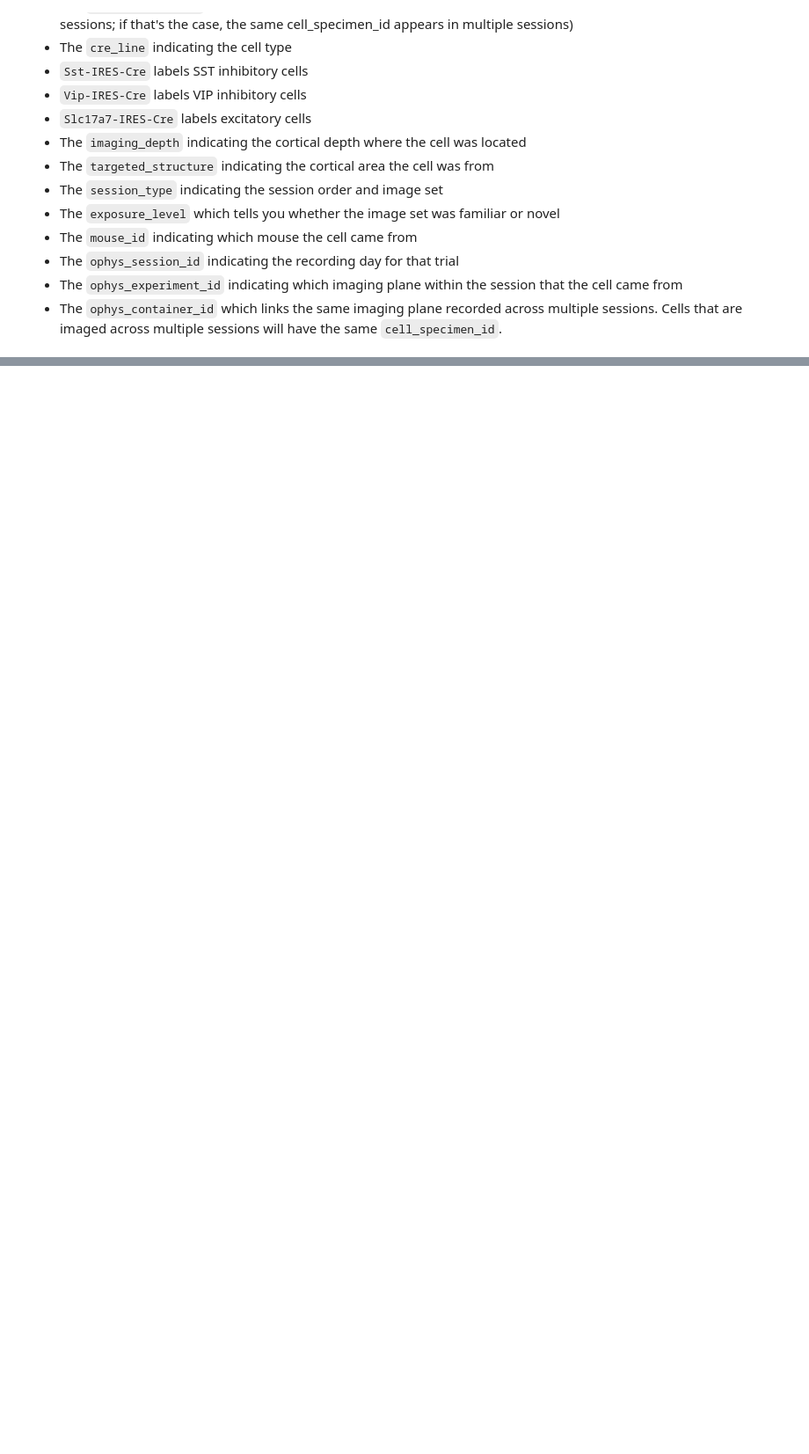
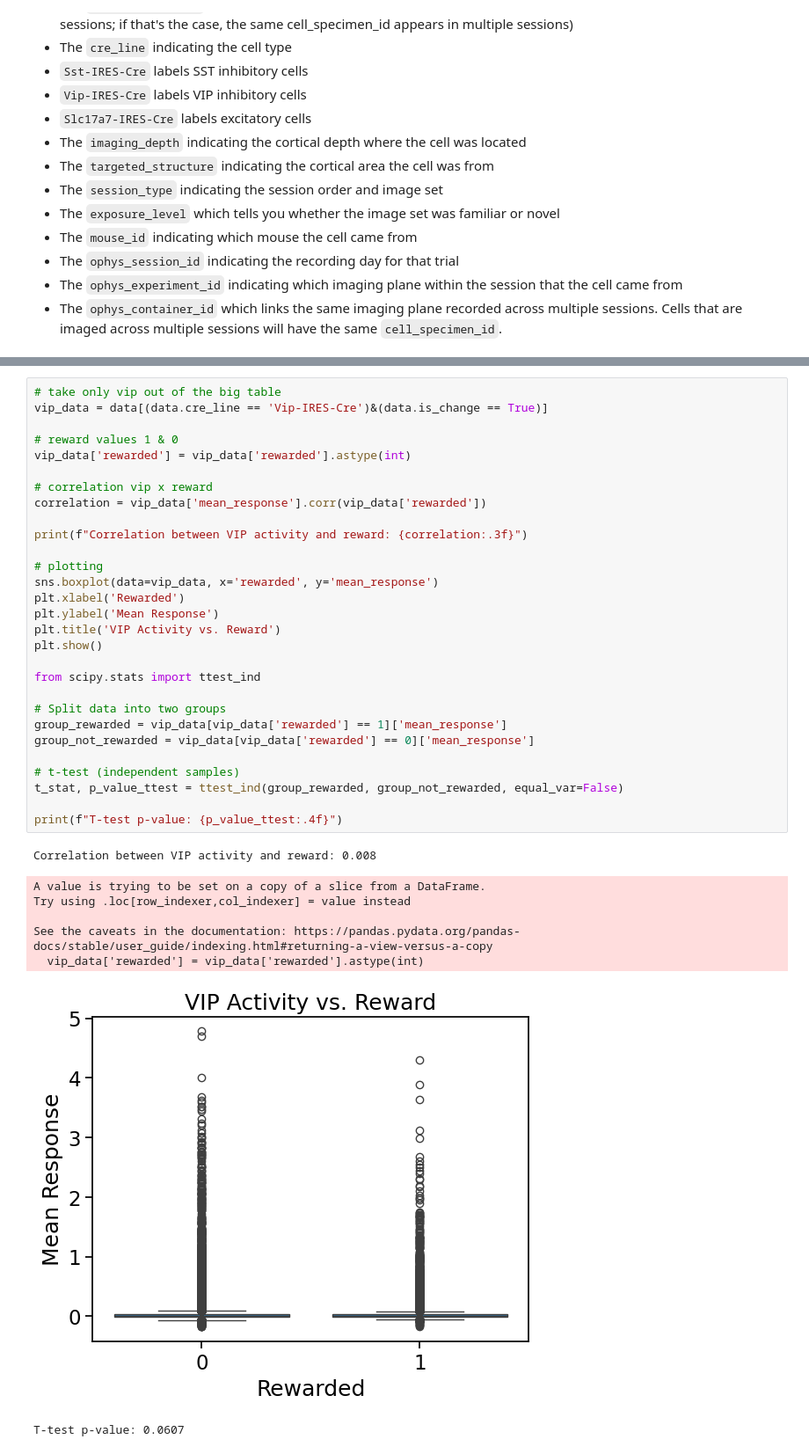
Before and after one commit to mlyutskanova/Allen-data, a Jupyter notebook: projects/neurons/load_Allen_Visual_Behavior_from_pre_processed_file.ipynb, the cells around one changed output, grey strips where cells are left out. Shown at 88% size. Saved outputs shown, nothing was run; the diff lists cells and outputs as text; blank space fills up the shorter version.

Commit message:
vip/sst x reward trials - X

```diff
--- a/projects/neurons/load_Allen_Visual_Behavior_from_pre_processed_file.ipynb
+++ b/projects/neurons/load_Allen_Visual_Behavior_from_pre_processed_file.ipynb
@@ -293,0 +109,38 @@ https://allensdk.readthedocs.io/en/latest/visual_behavior_optical_physiology.htm
+# %%
+# take only vip out of the big table
+vip_data = data[(data.cre_line == 'Vip-IRES-Cre')&(data.is_change == True)]
+
+# reward values 1 & 0
+vip_data['rewarded'] = vip_data['rewarded'].astype(int)
+
+# correlation vip x reward
+correlation = vip_data['mean_response'].corr(vip_data['rewarded'])
+
+print(f"Correlation between VIP activity and reward: {correlation:.3f}")
+
+# plotting
+sns.boxplot(data=vip_data, x='rewarded', y='mean_response')
+plt.xlabel('Rewarded')
+plt.ylabel('Mean Response')
+plt.title('VIP Activity vs. Reward')
+plt.show()
+
+from scipy.stats import ttest_ind
+
+# Split data into two groups
+group_rewarded = vip_data[vip_data['rewarded'] == 1]['mean_response']
+group_not_rewarded = vip_data[vip_data['rewarded'] == 0]['mean_response']
+
+# t-test (independent samples)
+t_stat, p_value_ttest = ttest_ind(group_rewarded, group_not_rewarded, equal_var=False)
+
+print(f"T-test p-value: {p_value_ttest:.4f}")
+# %% [output]
+Correlation between VIP activity and reward: 0.008
+A value is trying to be set on a copy of a slice from a DataFrame.
+Try using .loc[row_indexer,col_indexer] = value instead
+
+See the caveats in the documentation: https://pandas.pydata.org/pandas-docs/stable/user_guide/indexing.html#returning-a-view-versus-a-copy
+  vip_data['rewarded'] = vip_data['rewarded'].astype(int)
+[figure, added]
+T-test p-value: 0.0607
```
Also changed, not shown: parts of 43 cells of this notebook.
